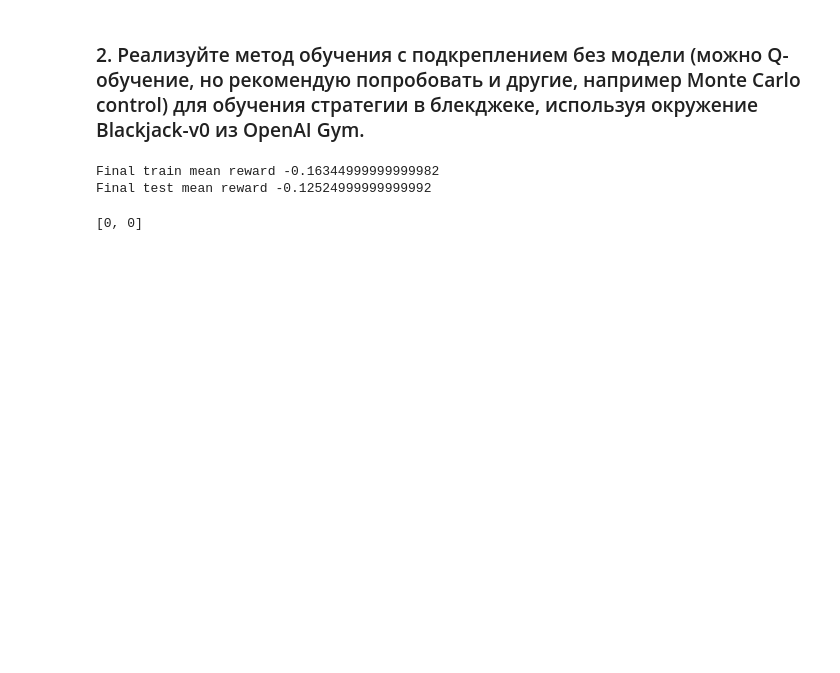
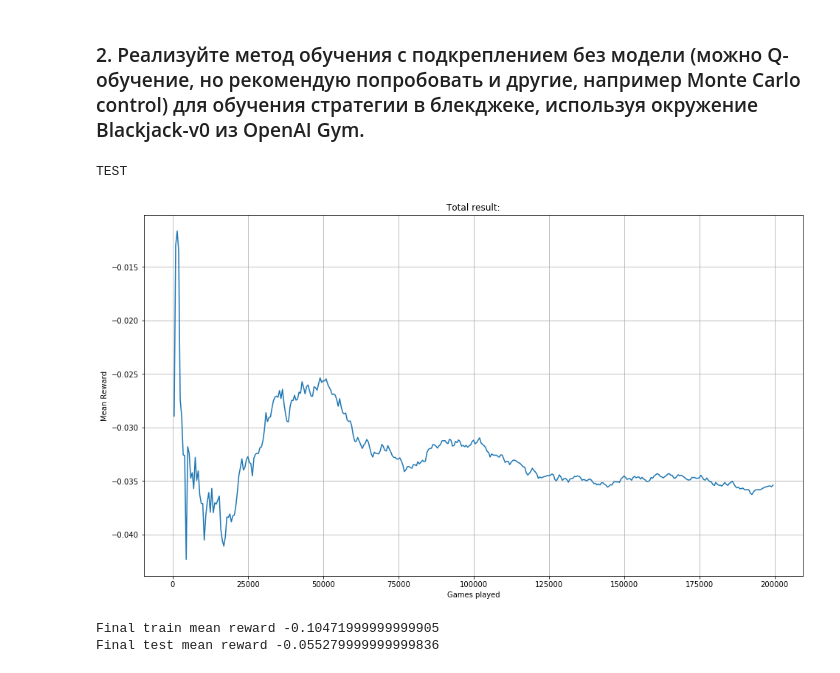
Before and after one commit to MikhailSam/made, a Jupyter notebook: RL/RL_HW1_BlackJack.ipynb, the cells around one changed output. Cells and saved outputs as stored; diff of their text form; code cells hidden in the pictures; blank space fills up the shorter version.

```diff
--- a/RL/RL_HW1_BlackJack.ipynb
+++ b/RL/RL_HW1_BlackJack.ipynb
@@ -130,15 +157,15 @@ class QLearning():
 # %%
-model = QLearning(0.0002, 1.0, 0.2)
-train_mean_reward = model.run(10000, train=True)
-test_mean_reward = model.run(10000, train=False)
+N = 200_000
+model = QLearning(0.000001, 1, 0.7, seed=seed)
+model.run(N, train=True)
+print('\nTEST\n')
+model.run(N, train=False, plot=True)
+model.finish()
 
 print('Final train mean reward', train_mean_reward)
 print('Final test mean reward', test_mean_reward)
 # %% [output]
-Final train mean reward -0.16344999999999982
-Final test mean reward -0.12524999999999992
+TEST
+[figure, added]
+Final train mean reward -0.10471999999999905
+Final test mean reward -0.055279999999999836
-# %%
-Q = defaultdict(lambda: [0]*env.action_space.n)
-Q[3]
-# %% [output]
-[0, 0]
```
Also changed, not shown: parts of 3 cells of this notebook, 12 other files.
